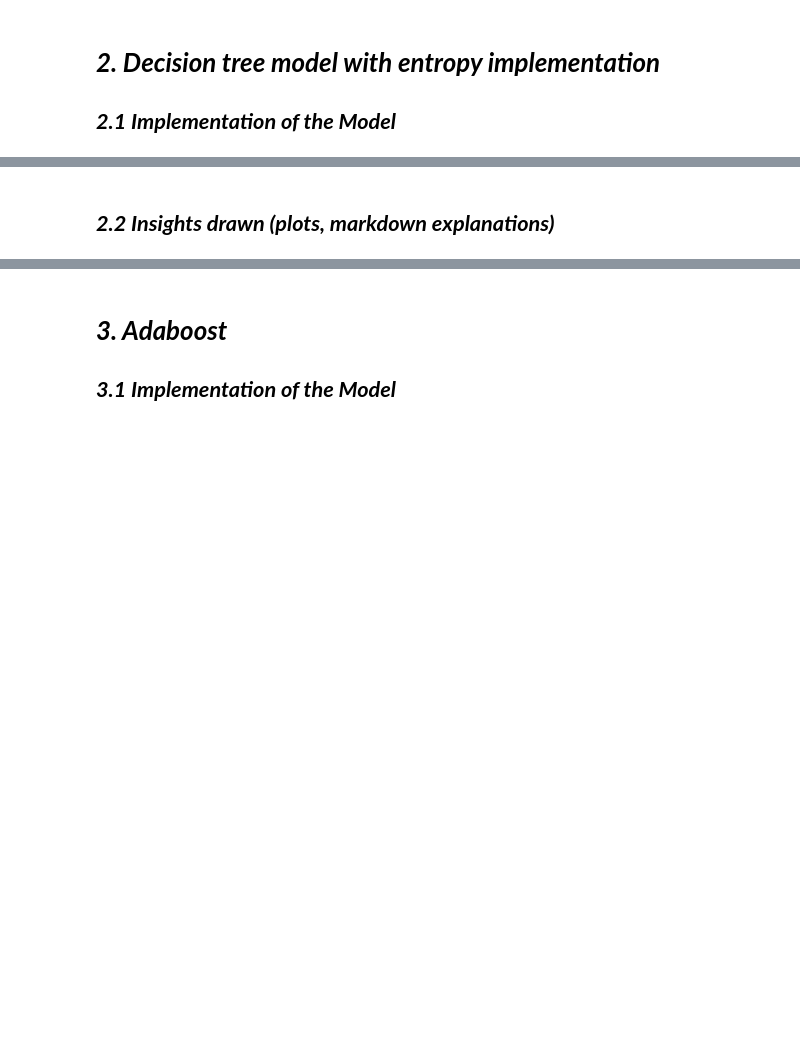
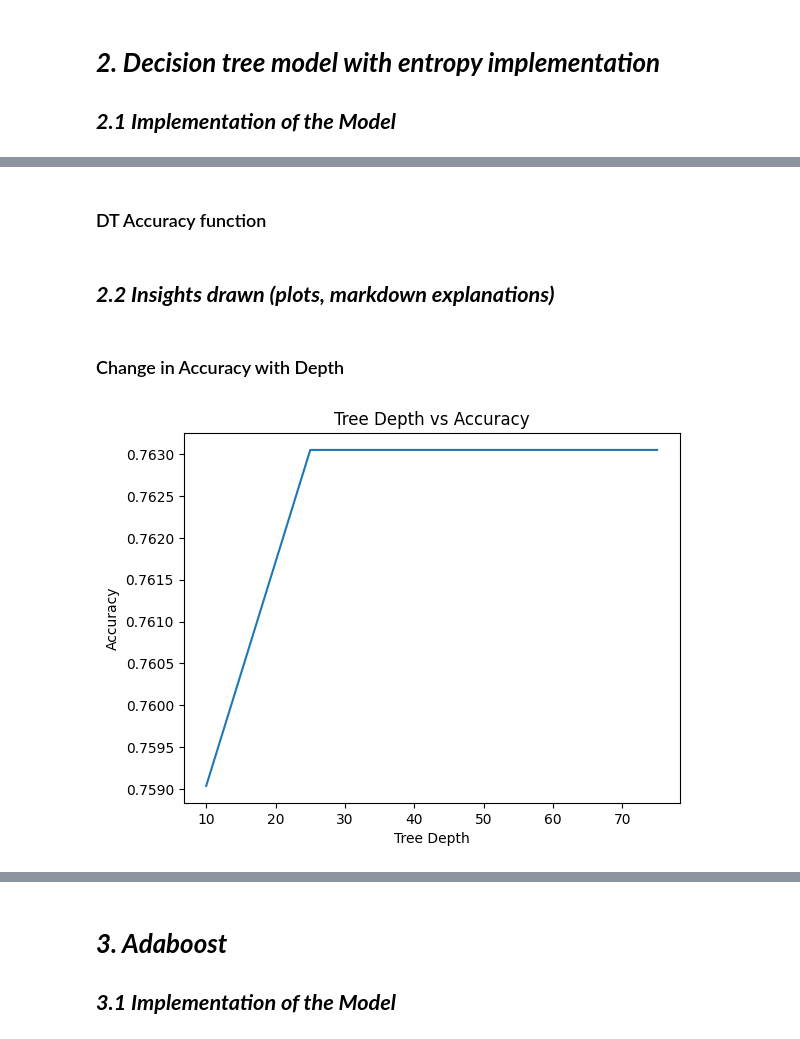
Before and after one commit to Neo-Panther/ML-Project-Predicting-Crime-Rate, a Jupyter notebook: Team16_Assignment2.ipynb, the cells around one changed output, grey strips where cells are left out. Saved outputs shown, nothing was run; the diff lists cells and outputs as text; code cells hidden in the pictures; blank space fills up the shorter version.

```diff
--- a/Team16_Assignment2.ipynb
+++ b/Team16_Assignment2.ipynb
@@ -20,0 +223,13 @@ This assignment aims to identify the differences between three Machine Learning
+# %%
+def test_train_split(X: np.ndarray, Y: np.ndarray, test_size = 0.25, random_state = 0) -> tuple[np.ndarray, np.ndarray, np.ndarray, np.ndarray]:
+  np.random.seed(random_state)
+  # shuffle indices
+  indices = np.random.permutation(len(X)).tolist()
+  test_size = int(X.shape[0]*test_size)
+
+  # separating test-train indices
+  test_indices = indices[:test_size]
+  train_indices = indices[test_size:]
+  return np.take(X, test_indices, axis = 0), np.take(Y, test_indices, axis = 0), np.take(X, train_indices, axis = 0), np.take(Y, train_indices, axis = 0)
+
+X_test, Y_test, X_train, Y_train = test_train_split(X, Y)
@@ -21,3 +238,6 @@ This assignment aims to identify the differences between three Machine Learning
+# %%
+def accuracy(y_true, y_pred):
+  return np.average(y_true == y_pred)
 # %% [markdown]
 # ***2. Decision tree model with entropy implementation***
 
@@ -25,2 +341,29 @@ This assignment aims to identify the differences between three Machine Learning
+# %% [markdown]
+### DT Accuracy function
+# %%
+def getDTAcc(depth: int, min_samples: int) -> float:
+  acc = 0
+  folds = 1
+  dt = DecisionTree(depth, min_samples)
+  for i in range(folds):
+    X_test, Y_test, X_train, Y_train = test_train_split(X, Y, random_state=i)
+    dt.fit(X_train, Y_train)
+    Y_pred = dt.predict(X_test)
+    acc += accuracy(Y_test, Y_pred)
+  return acc/folds
 # %% [markdown]
 ## **_2.2 Insights drawn (plots, markdown explanations)_**
+# %% [markdown]
+### Change in Accuracy with Depth
+# %%
+acc = []
+r = [10, 25, 50, 75]
+for d in r:
+  acc.append(getDTAcc(d, 20))
+plt.plot(r, acc)
+plt.xlabel("Tree Depth")
+plt.ylabel("Accuracy")
+plt.title("Tree Depth vs Accuracy")
+plt.show()
+# %% [output]
+[figure, added]
```
Also changed, not shown: parts of 70 cells of this notebook, 2 other files.
